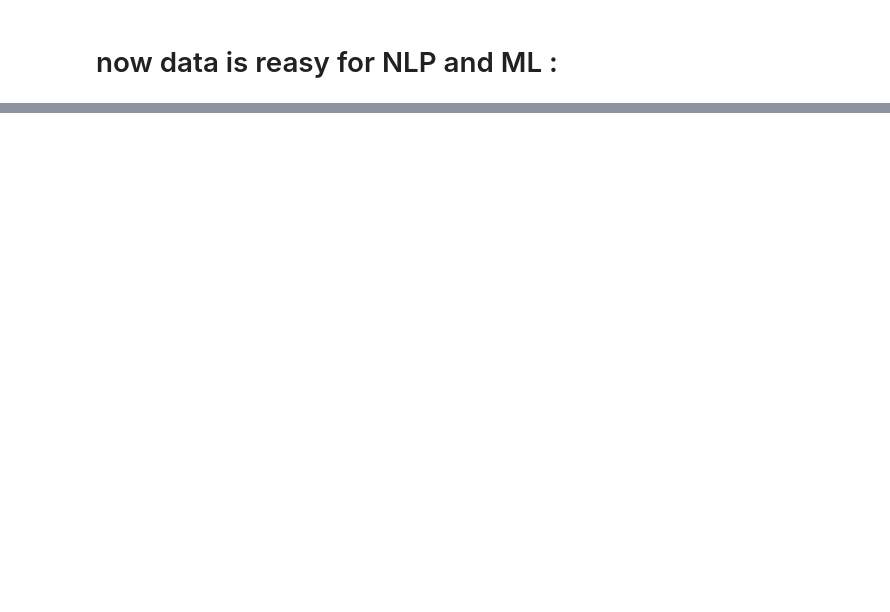
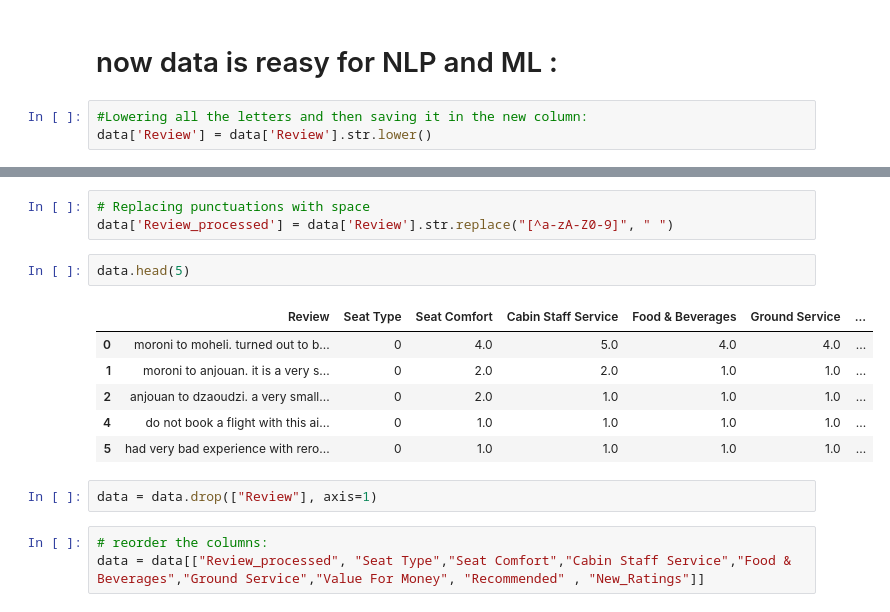
Before and after one commit to yuvarajrajdata/Airlines_review_sentiment_analysis_prediction, a Jupyter notebook: Airlines_review_sentiment_analysis_prediction.ipynb, the cells around one changed output, grey strips where cells are left out. Cells and saved outputs as stored; diff of their text form; blank space fills up the shorter version.

```diff
--- a/Airlines_review_sentiment_analysis_prediction.ipynb
+++ b/Airlines_review_sentiment_analysis_prediction.ipynb
@@ -479,3 +479,6 @@ data.head(5)
 | 5 | Had very bad experience with rero... | 0 | 1.0 | 1.0 | 1.0 | 1.0 | ... |
 # %% [markdown]
 # now data is reasy for NLP and ML :
+# %%
+#Lowering all the letters and then saving it in the new column:
+data['Review'] = data['Review'].str.lower()
@@ -481,0 +494,17 @@ data.head(5)
+# %%
+# Replacing punctuations with space
+data['Review_processed'] = data['Review'].str.replace("[^a-zA-Z0-9]", " ")
+# %%
+data.head(5)
+# %% [output]
+|  | Review | Seat Type | Seat Comfort | Cabin Staff Service | Food & Beverages | Ground Service | ... |
+| 0 | moroni to moheli. turned out to b... | 0 | 4.0 | 5.0 | 4.0 | 4.0 | ... |
+| 1 | moroni to anjouan. it is a very s... | 0 | 2.0 | 2.0 | 1.0 | 1.0 | ... |
+| 2 | anjouan to dzaoudzi. a very small... | 0 | 2.0 | 1.0 | 1.0 | 1.0 | ... |
+| 4 | do not book a flight with this ai... | 0 | 1.0 | 1.0 | 1.0 | 1.0 | ... |
+| 5 | had very bad experience with rero... | 0 | 1.0 | 1.0 | 1.0 | 1.0 | ... |
+# %%
+data = data.drop(["Review"], axis=1)
+# %%
+# reorder the columns:
+data = data[["Review_processed", "Seat Type","Seat Comfort","Cabin Staff Service","Food & Beverages","Ground Service","Value For Money", "Recommended" , "New_Ratings"]]
```
Also changed, not shown: parts of 2 cells of this notebook.
